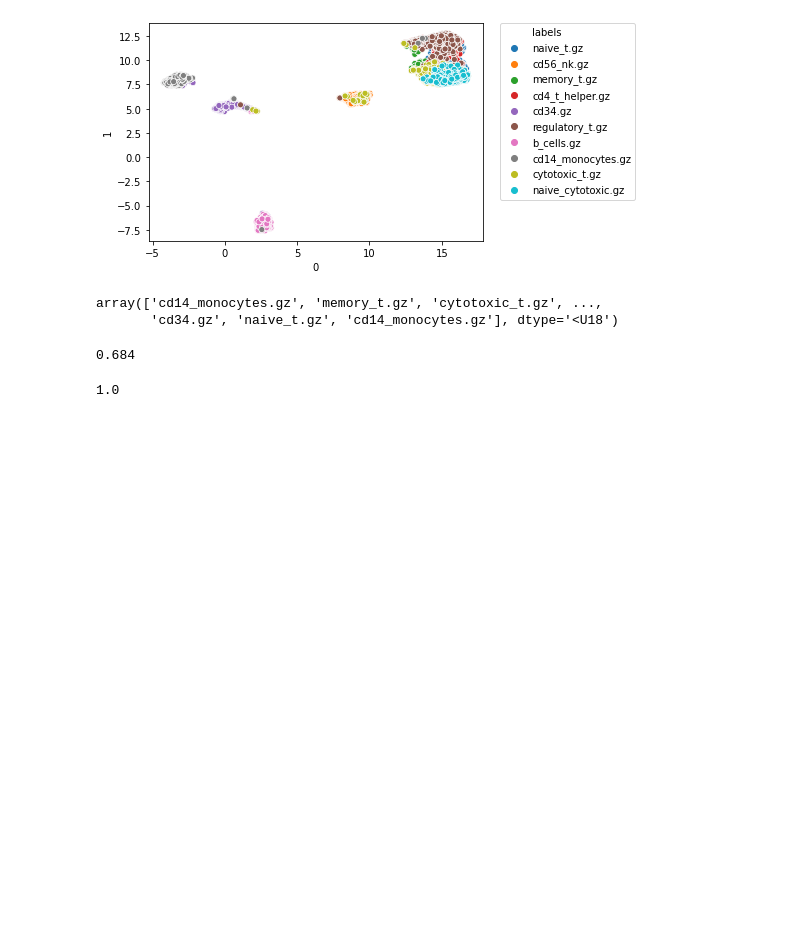
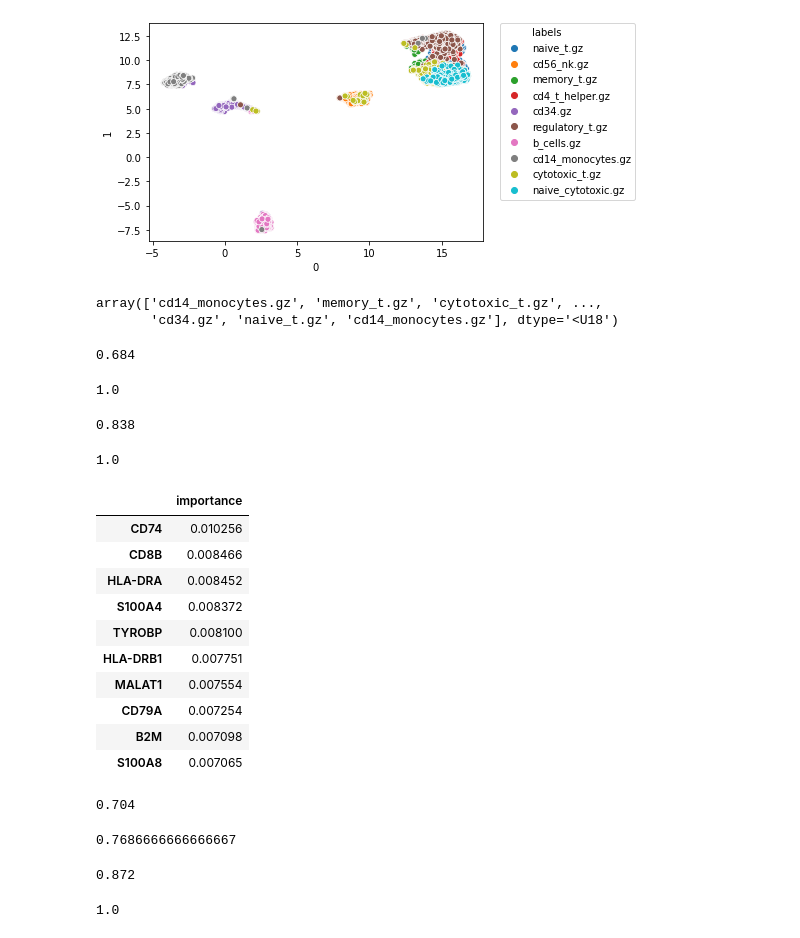
Before and after one commit to rodgson543/obdsRNAseqpipeline, a Jupyter notebook: 210520_ML.ipynb, the cells around one changed output. Cells and saved outputs as stored; diff of their text form; code cells hidden in the pictures; blank space fills up the shorter version.

```diff
--- a/210520_ML.ipynb
+++ b/210520_ML.ipynb
@@ -190,0 +191,33 @@ clf.predict(data_test) #gives pr
+# %%
+#Random foreist(overfits less)
+clf_forest = RandomForestClassifier(n_estimators=250)
+clf_forest = clf_forest.fit(data_train, labels_train)
+# %%
+clf_forest.score(data_test, labels_test)
+# %% [output]
+0.838
+# %%
+clf_forest.score(data_train, labels_train)
+# %% [output]
+1.0
+# %%
+#The model is overfitting - going to try and use random forest to see if this helps
+#This will identify the genes that gives you the most important information to split the dataset
+#How frequently each individual gene is picked as the best gene to classify samples
+#average power of each gene to identify populations
+#Amost a way of doing find varible features
+feature_importances = pd.DataFrame(clf_forest.feature_importances_, index=all_data.columns, columns=['importance']).sort_values('importance', ascending = False)
+# %%
+feature_importances.head(n=10)
+# %% [output]
+|  | importance |
+| CD74 | 0.010256 |
+| CD8B | 0.008466 |
+| HLA-DRA | 0.008452 |
+| S100A4 | 0.008372 |
+| TYROBP | 0.008100 |
+| HLA-DRB1 | 0.007751 |
+| MALAT1 | 0.007554 |
+| CD79A | 0.007254 |
+| B2M | 0.007098 |
+| S100A8 | 0.007065 |
@@ -190,0 +228,21 @@ clf.predict(data_test) #gives pr
+# %%
+clf_nearest.score(data_test, labels_test)
+# %% [output]
+0.704
+# %%
+clf_nearest.score(data_train, labels_train)
+# %% [output]
+0.7686666666666667
+# %%
+#linear model
+clf_linear = LinearSVC(max_iter=10000)
+clf_linear = clf_linear.fit(data_train, labels_train)
+#Test on test dataset
+clf_linear.score(data_test, labels_test)
+# %% [output]
+0.872
+# %%
+#Look at training set
+clf_linear.score(data_train, labels_train)
+# %% [output]
+1.0
```
Also changed, not shown: parts of 3 cells of this notebook.
